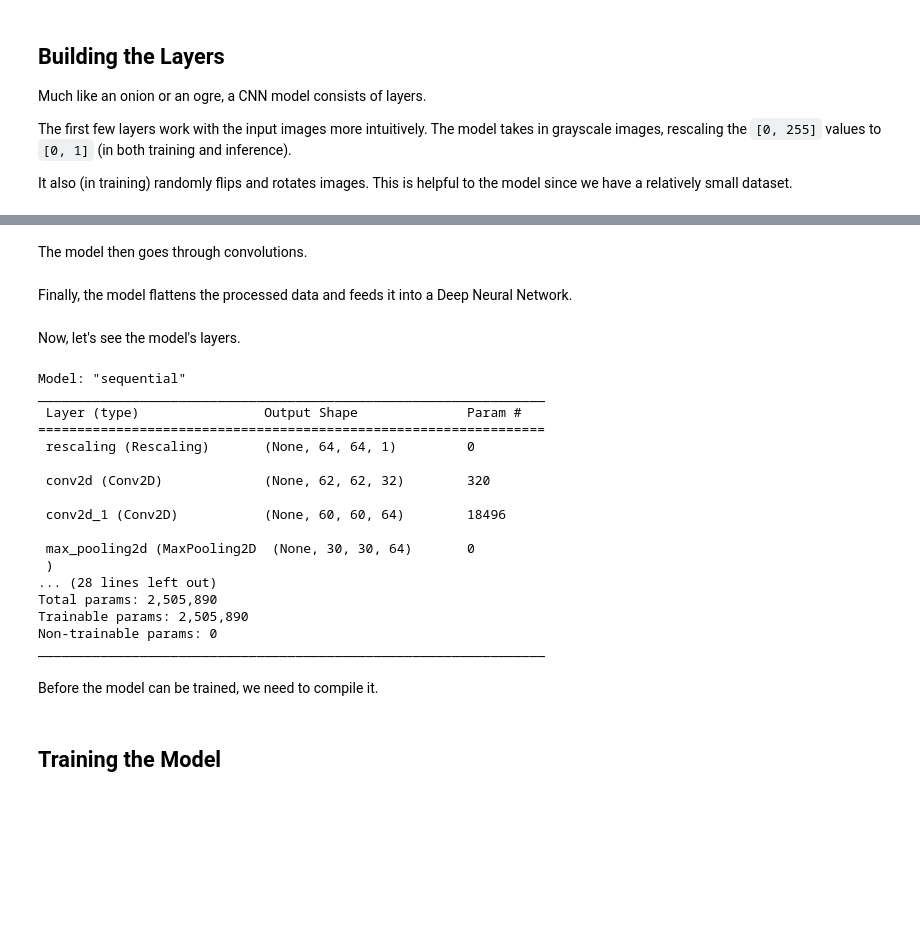
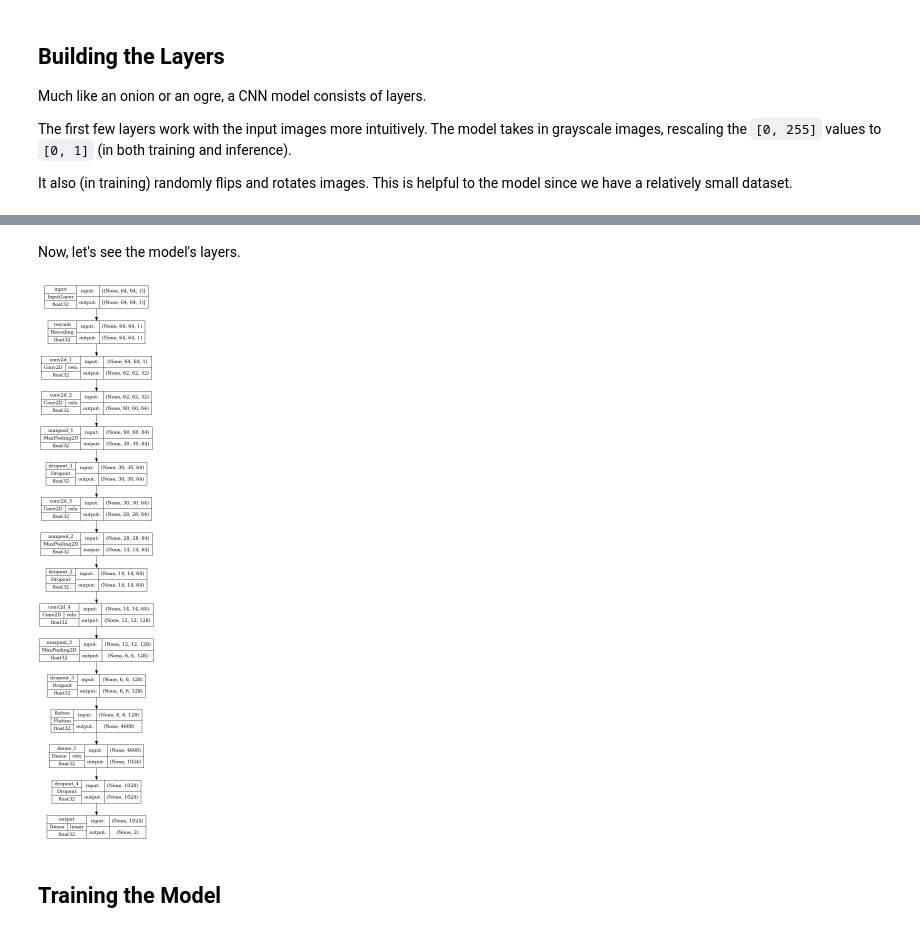
Before and after one commit to pavalos6401/ml-term-project, a Jupyter notebook: cnn.ipynb, the cells around one changed output, grey strips where cells are left out. Drawn from its saved outputs; the diff is of its cells as text; code cells hidden in the pictures; blank space fills up the shorter version.

Commit message:
Refactoring, testing different model setups

```diff
--- a/cnn.ipynb
+++ b/cnn.ipynb
@@ -79,2 +133,0 @@ model.add(layers.Rescaling(scale=(1.0 / 255)))  # Rescale values to [0, 1]
-# %% [markdown]
-The model then goes through convolutions.
@@ -99,2 +133,0 @@ model.add(layers.Dropout(0.25))
-# %% [markdown]
-Finally, the model flattens the processed data and feeds it into a Deep Neural Network.
@@ -112,24 +136,12 @@ model.add(layers.Dense(units=2))
 # %% [markdown]
 Now, let's see the model's layers.
 # %%
-model.summary()
+tf.keras.utils.plot_model(
+    model=model,
+    show_shapes=True,
+    show_dtype=True,
+    show_layer_names=True,
+    show_layer_activations=True,
+)
 # %% [output]
-Model: "sequential"
-_________________________________________________________________
- Layer (type)                Output Shape              Param #
-=================================================================
- rescaling (Rescaling)       (None, 64, 64, 1)         0
-
- conv2d (Conv2D)             (None, 62, 62, 32)        320
-
- conv2d_1 (Conv2D)           (None, 60, 60, 64)        18496
-
- max_pooling2d (MaxPooling2D  (None, 30, 30, 64)       0
- )
-... (28 lines left out)
-Total params: 2,505,890
-Trainable params: 2,505,890
-Non-trainable params: 0
-_________________________________________________________________
+[figure, added]
-# %% [markdown]
-Before the model can be trained, we need to compile it.
```
Also changed, not shown: parts of 19 cells of this notebook, 1 other file.
